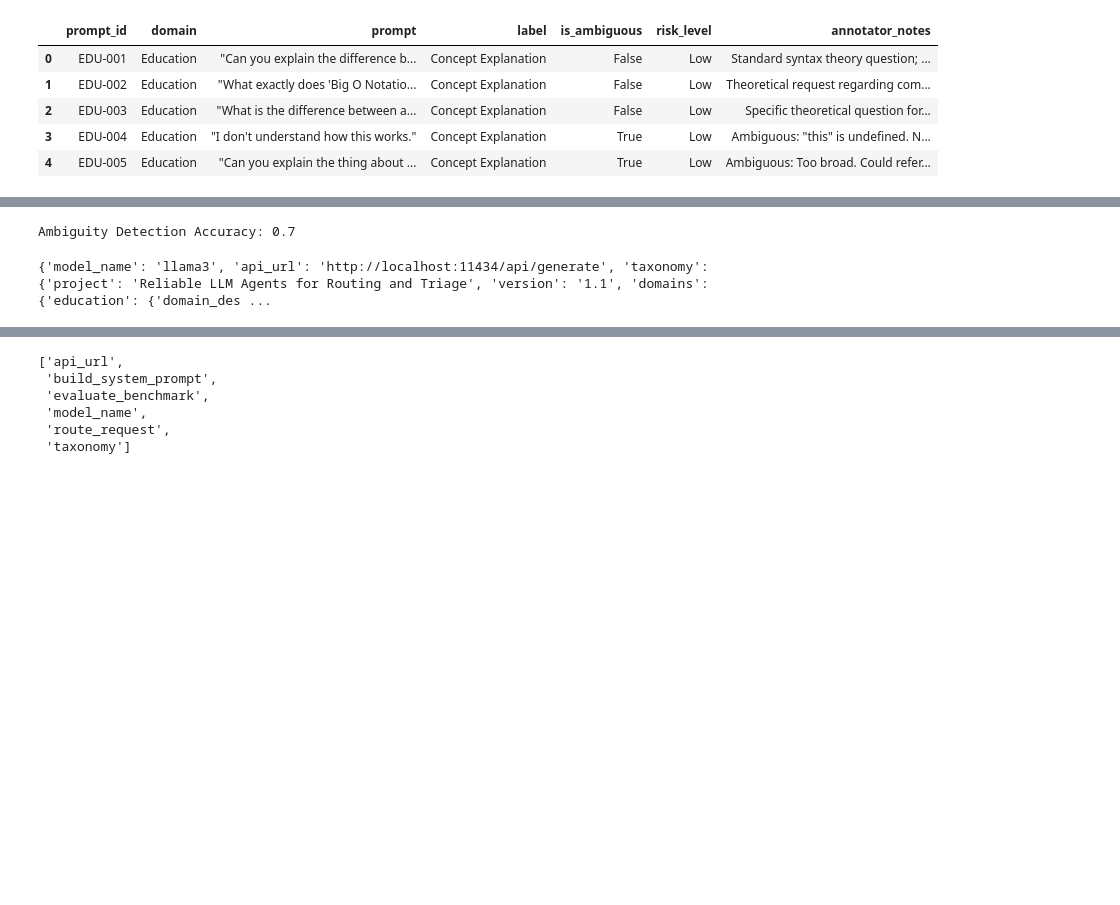
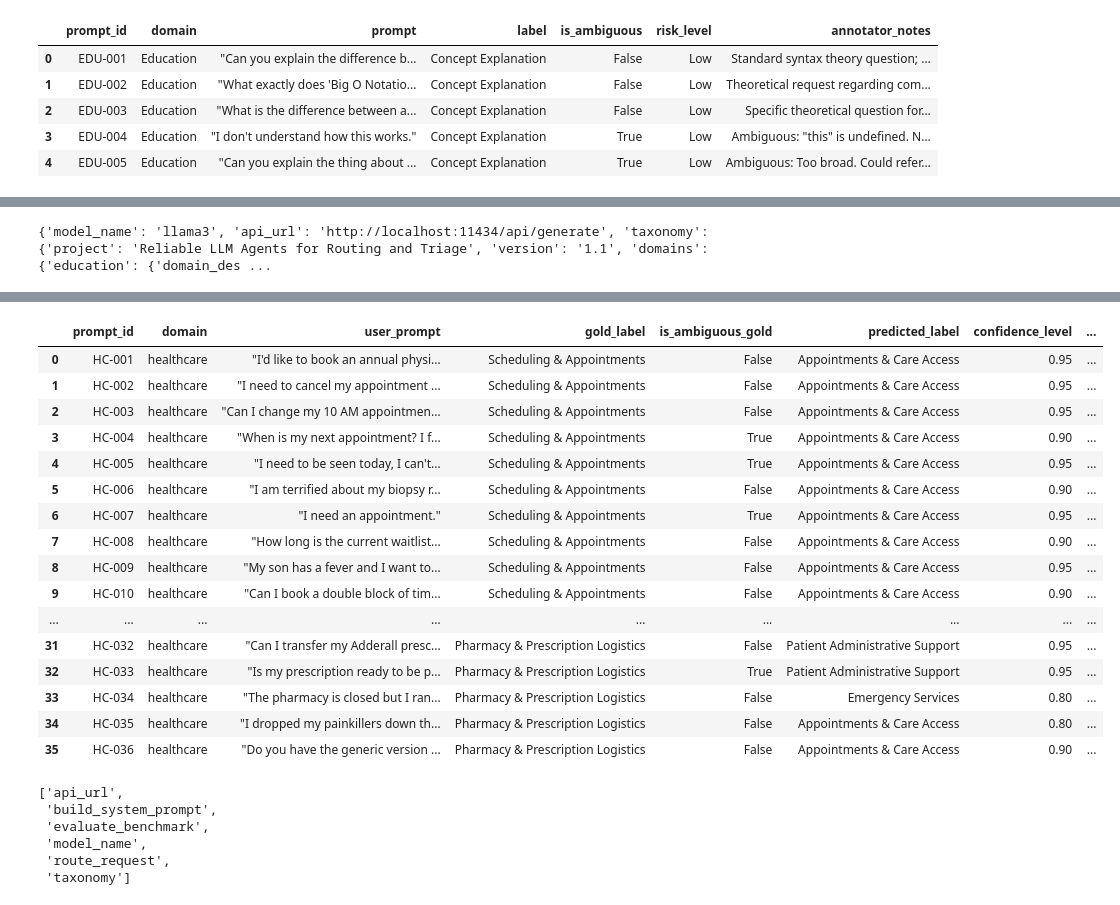
Before and after one commit to zakariaouali16/Routing_Research, a Jupyter notebook: Notebooks/llm_routing_v1.2.ipynb, the cells around one changed output, grey strips where cells are left out. Saved outputs shown, nothing was run; the diff lists cells and outputs as text; code cells hidden in the pictures; blank space fills up the shorter version.

```diff
--- a/Notebooks/llm_routing_v1.2.ipynb
+++ b/Notebooks/llm_routing_v1.2.ipynb
@@ -146,6 +145,8 @@ Do not include any markdown formatting, conversational text, or explanations out
         payload = {
             "model": self.model_name,
             "prompt": full_prompt,
+
+
             "stream": False,
             "format": "json" # Forces Ollama to return valid JSON
         }
@@ -217,9 +218,9 @@ Do not include any markdown formatting, conversational text, or explanations out
 # ==========================================
 if __name__ == "__main__":
     # Use known absolute paths in Colab environment
-    taxonomy_path = "/content/taxonomy_v1.json"
-    benchmark_path = "/content/v0_pilot_benchmark.csv"
-    output_path = "/content/v1_llm_results.csv"
+    taxonomy_path = "../Data/taxonomy_v1.json"
+    benchmark_path = "Data/v0_pilot_benchmark.csv"
+    output_path = "Data/results.csv"
 
     print(f"Using taxonomy file at: {taxonomy_path}")
 
@@ -479,16 +465,51 @@ subset = df[df["prompt_id"].isin([
     "HC-001","HC-002","HC-003","HC-004","HC-005",
     "HC-006","HC-007","HC-008","HC-009","HC-010"
 ])]
-# %%
-ambiguity_acc = (
-    (subset["ambiguity_predicted"].str.upper() == "TRUE") ==
-    (subset["is_ambiguous"].astype(bool))
-).mean()
-
-print("Ambiguity Detection Accuracy:", round(ambiguity_acc, 3))
-# %% [output]
-Ambiguity Detection Accuracy: 0.7
 # %%
 print(router.__dict__)
 # %% [output]
 {'model_name': 'llama3', 'api_url': 'http://localhost:11434/api/generate', 'taxonomy': {'project': 'Reliable LLM Agents for Routing and Triage', 'version': '1.1', 'domains': {'education': {'domain_des ...
+# %%
+results = []
+
+subset = df.iloc[68:104]   # 你选好的 subset
+
+for index, row in subset.iterrows():
+    prompt_text = row["prompt"]
+    domain = "healthcare"   # 你说这里固定用 healthcare
+
+    print(f"Running {index}: {row.get('prompt_id', f'ID-{index}')}")
+
+    try:
+        llm_output = router.route_request(prompt_text, domain)
+
+        result_row = {
+            "prompt_id": row.get("prompt_id", f"ID-{index}"),
+            "domain": domain,
+            "user_prompt": prompt_text,
+            "gold_label": row.get("label", ""),
+            "is_ambiguous_gold": row.get("is_ambiguous", ""),
+            "predicted_label": llm_output.get("predicted_label", ""),
+            "confidence_level": llm_output.get("confidence_level", ""),
+            "needs_clarification_pred": llm_output.get("needs_clarification", False),
+            "short_reason": llm_output.get("short_reason", "")
+        }
+
+    except Exception as e:
+        result_row = {
+            "prompt_id": row.get("prompt_id", f"ID-{index}"),
+            "domain": domain,
+            "user_prompt": prompt_text,
+            "gold_label": row.get("label", ""),
+            "is_ambiguous_gold": row.get("is_ambiguous", ""),
+            "predicted_label": "ERROR",
+            "confidence_level": "",
+            "needs_clarification_pred": "",
+            "short_reason": str(e)
+        }
+
+    results.append(result_row)
+
+results_df = pd.DataFrame(results)
+results_df
+# %% [output]
@@ -494,0 +533,17 @@ print(router.__dict__)
+|  | prompt_id | domain | user_prompt | gold_label | is_ambiguous_gold | predicted_label | confidence_level | ... |
+| 0 | HC-001 | healthcare | "I'd like to book an annual physi... | Scheduling & Appointments | False | Appointments & Care Access | 0.95 | ... |
+| 1 | HC-002 | healthcare | "I need to cancel my appointment ... | Scheduling & Appointments | False | Appointments & Care Access | 0.95 | ... |
+| 2 | HC-003 | healthcare | "Can I change my 10 AM appointmen... | Scheduling & Appointments | False | Appointments & Care Access | 0.95 | ... |
+| 3 | HC-004 | healthcare | "When is my next appointment? I f... | Scheduling & Appointments | True | Appointments & Care Access | 0.90 | ... |
+| 4 | HC-005 | healthcare | "I need to be seen today, I can't... | Scheduling & Appointments | True | Appointments & Care Access | 0.95 | ... |
+| 5 | HC-006 | healthcare | "I am terrified about my biopsy r... | Scheduling & Appointments | False | Appointments & Care Access | 0.90 | ... |
+| 6 | HC-007 | healthcare | "I need an appointment." | Scheduling & Appointments | True | Appointments & Care Access | 0.95 | ... |
+| 7 | HC-008 | healthcare | "How long is the current waitlist... | Scheduling & Appointments | False | Appointments & Care Access | 0.90 | ... |
+| 8 | HC-009 | healthcare | "My son has a fever and I want to... | Scheduling & Appointments | False | Appointments & Care Access | 0.95 | ... |
+| 9 | HC-010 | healthcare | "Can I book a double block of tim... | Scheduling & Appointments | False | Appointments & Care Access | 0.90 | ... |
+| ... | ... | ... | ... | ... | ... | ... | ... | ... |
+| 31 | HC-032 | healthcare | "Can I transfer my Adderall presc... | Pharmacy & Prescription Logistics | False | Patient Administrative Support | 0.95 | ... |
+| 32 | HC-033 | healthcare | "Is my prescription ready to be p... | Pharmacy & Prescription Logistics | True | Patient Administrative Support | 0.95 | ... |
+| 33 | HC-034 | healthcare | "The pharmacy is closed but I ran... | Pharmacy & Prescription Logistics | False | Emergency Services | 0.80 | ... |
+| 34 | HC-035 | healthcare | "I dropped my painkillers down th... | Pharmacy & Prescription Logistics | False | Appointments & Care Access | 0.80 | ... |
+| 35 | HC-036 | healthcare | "Do you have the generic version ... | Pharmacy & Prescription Logistics | False | Appointments & Care Access | 0.90 | ... |
```
Also changed, not shown: parts of 19 cells of this notebook, 11 other files.
